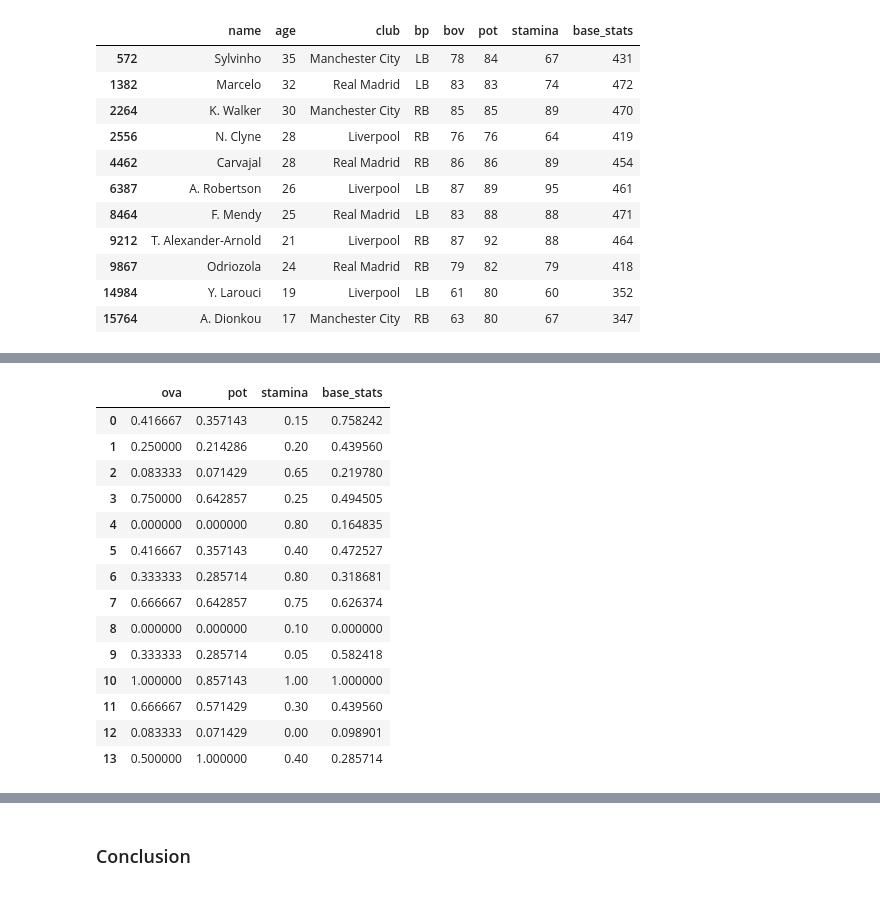
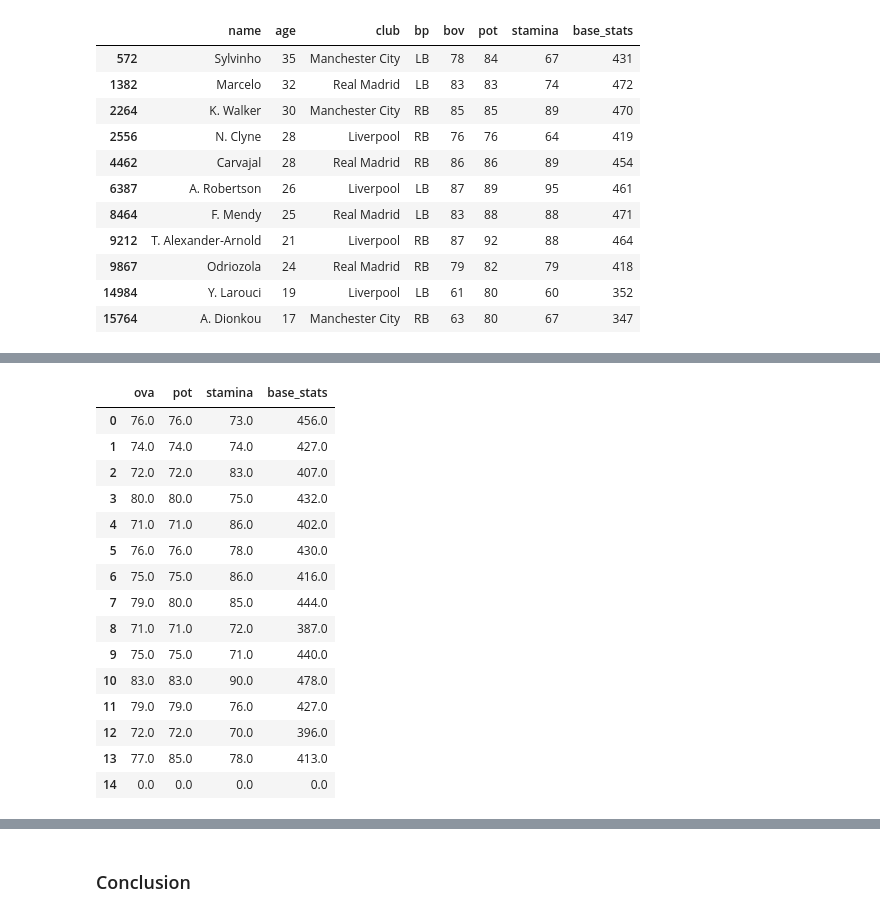
Before and after one commit to sebastianvier/football_moneyball_21, a Jupyter notebook: moneyball.ipynb, the cells around one changed output, grey strips where cells are left out. Cells and saved outputs as stored; diff of their text form; code cells hidden in the pictures.

```diff
--- a/moneyball.ipynb
+++ b/moneyball.ipynb
@@ -504,25 +515,32 @@ best_players[['name','age','club','bp','bov', 'pot', 'stamina', 'base_stats']]
 # %%
-candidates_stats = candidates['ova pot stamina base_stats'.split()]
-columns = candidates_stats.columns
-scaler = MinMaxScaler().fit(candidates_stats)
-candidates_stats = scaler.transform(candidates_stats)
-pd.DataFrame(candidates_stats, columns=columns)
+def add_zero_row(df):
+    columns = df.columns
+    length = len(df.columns)
+    zeros_df = pd.DataFrame(np.zeros(length).reshape(1,length), columns=columns)
+    result = pd.concat([df,zeros_df])
+    return result
+
+candidates_stats = add_zero_row(candidates_stats)
+candidates_stats.reset_index(inplace=True, drop=True)
-# %% [output]
-|  | ova | pot | stamina | base_stats |
-| 0 | 0.416667 | 0.357143 | 0.15 | 0.758242 |
-| 1 | 0.250000 | 0.214286 | 0.20 | 0.439560 |
-| 2 | 0.083333 | 0.071429 | 0.65 | 0.219780 |
-| 3 | 0.750000 | 0.642857 | 0.25 | 0.494505 |
-| 4 | 0.000000 | 0.000000 | 0.80 | 0.164835 |
-| 5 | 0.416667 | 0.357143 | 0.40 | 0.472527 |
-| 6 | 0.333333 | 0.285714 | 0.80 | 0.318681 |
-| 7 | 0.666667 | 0.642857 | 0.75 | 0.626374 |
-| 8 | 0.000000 | 0.000000 | 0.10 | 0.000000 |
-| 9 | 0.333333 | 0.285714 | 0.05 | 0.582418 |
-| 10 | 1.000000 | 0.857143 | 1.00 | 1.000000 |
-| 11 | 0.666667 | 0.571429 | 0.30 | 0.439560 |
-| 12 | 0.083333 | 0.071429 | 0.00 | 0.098901 |
-| 13 | 0.500000 | 1.000000 | 0.40 | 0.285714 |
+# %%
+candidates_stats
+# %% [output]
+|  | ova | pot | stamina | base_stats |
+| 0 | 76.0 | 76.0 | 73.0 | 456.0 |
+| 1 | 74.0 | 74.0 | 74.0 | 427.0 |
+| 2 | 72.0 | 72.0 | 83.0 | 407.0 |
+| 3 | 80.0 | 80.0 | 75.0 | 432.0 |
+| 4 | 71.0 | 71.0 | 86.0 | 402.0 |
+| 5 | 76.0 | 76.0 | 78.0 | 430.0 |
+| 6 | 75.0 | 75.0 | 86.0 | 416.0 |
+| 7 | 79.0 | 80.0 | 85.0 | 444.0 |
+| 8 | 71.0 | 71.0 | 72.0 | 387.0 |
+| 9 | 75.0 | 75.0 | 71.0 | 440.0 |
+| 10 | 83.0 | 83.0 | 90.0 | 478.0 |
+| 11 | 79.0 | 79.0 | 76.0 | 427.0 |
+| 12 | 72.0 | 72.0 | 70.0 | 396.0 |
+| 13 | 77.0 | 85.0 | 78.0 | 413.0 |
+| 14 | 0.0 | 0.0 | 0.0 | 0.0 |
 # %%
 r2_bov = get_r2_score(data, 'ova')
 r2_pot = get_r2_score(data, 'pot')
```
Also changed, not shown: parts of 5 cells of this notebook.
